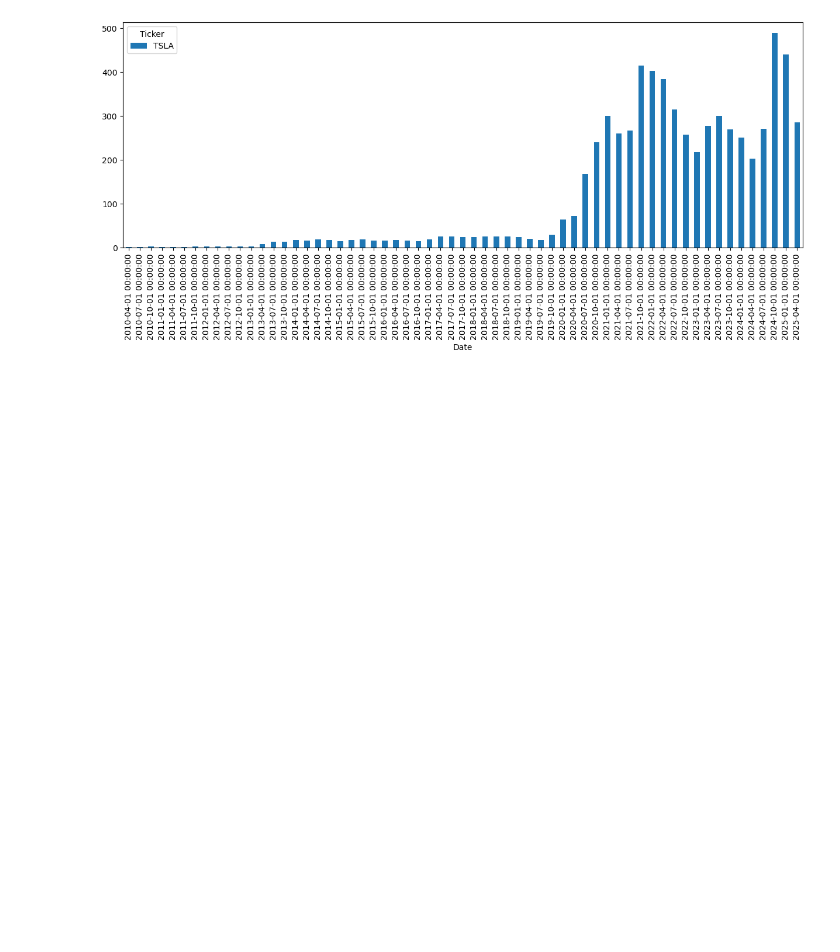
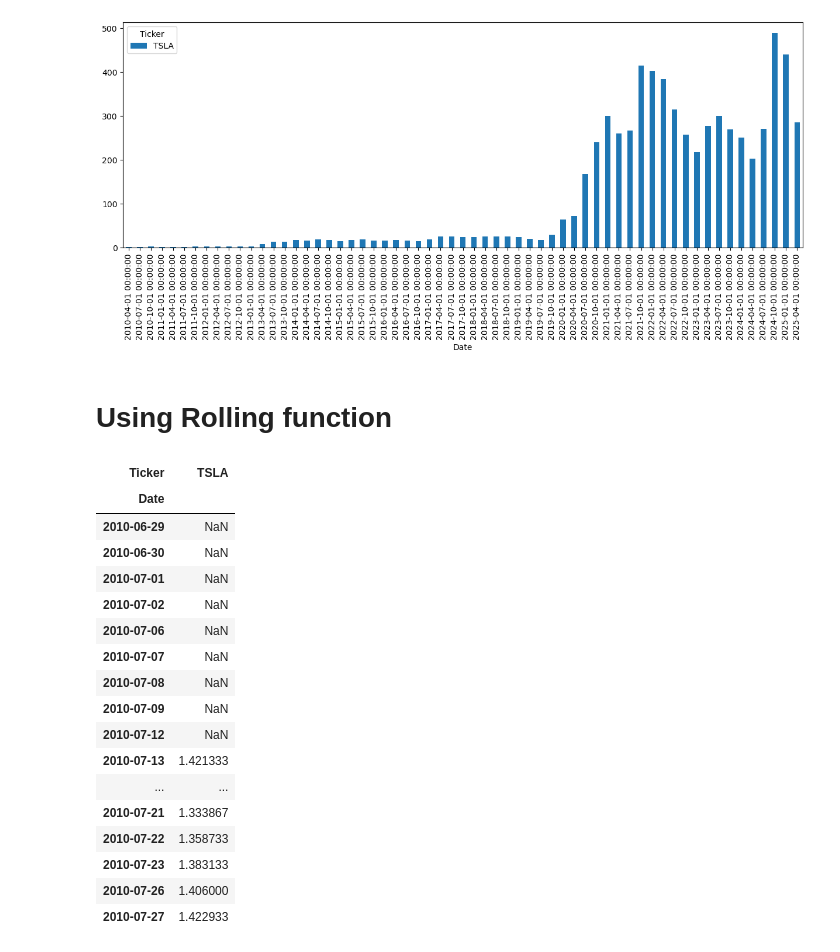
Before and after one commit to Malinda1/Time_series_analysis, a Jupyter notebook: Time_series_analysis.ipynb, the cells around one changed output. Cells and saved outputs as stored; diff of their text form; code cells hidden in the pictures; blank space fills up the shorter version.

```diff
--- a/Time_series_analysis.ipynb
+++ b/Time_series_analysis.ipynb
@@ -231,3 +231,26 @@ tsla.resample(rule= 'QS').max()['High'].plot(kind='bar', figsize=(15, 5))
 # %% [output]
 <Axes: xlabel='Date'>
 [figure]
+# %% [markdown]
+# Using Rolling function
+# %%
+tsla['High'].rolling(window = 10).mean().head(20)
+# %% [output]
+| Ticker | TSLA |
+| Date |  |
+| 2010-06-29 | NaN |
+| 2010-06-30 | NaN |
+| 2010-07-01 | NaN |
+| 2010-07-02 | NaN |
+| 2010-07-06 | NaN |
+| 2010-07-07 | NaN |
+| 2010-07-08 | NaN |
+| 2010-07-09 | NaN |
+| 2010-07-12 | NaN |
+| 2010-07-13 | 1.421333 |
+| ... | ... |
+| 2010-07-21 | 1.333867 |
+| 2010-07-22 | 1.358733 |
+| 2010-07-23 | 1.383133 |
+| 2010-07-26 | 1.406000 |
+| 2010-07-27 | 1.422933 |
```
Also changed, not shown: parts of 3 cells of this notebook.
